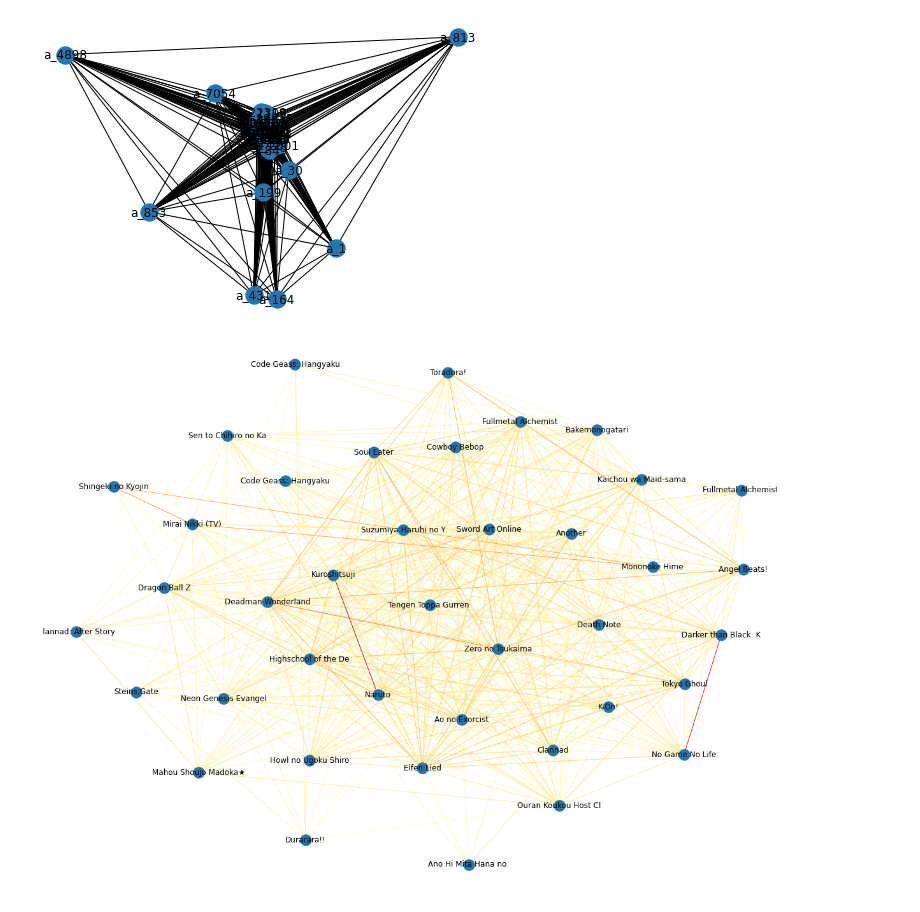
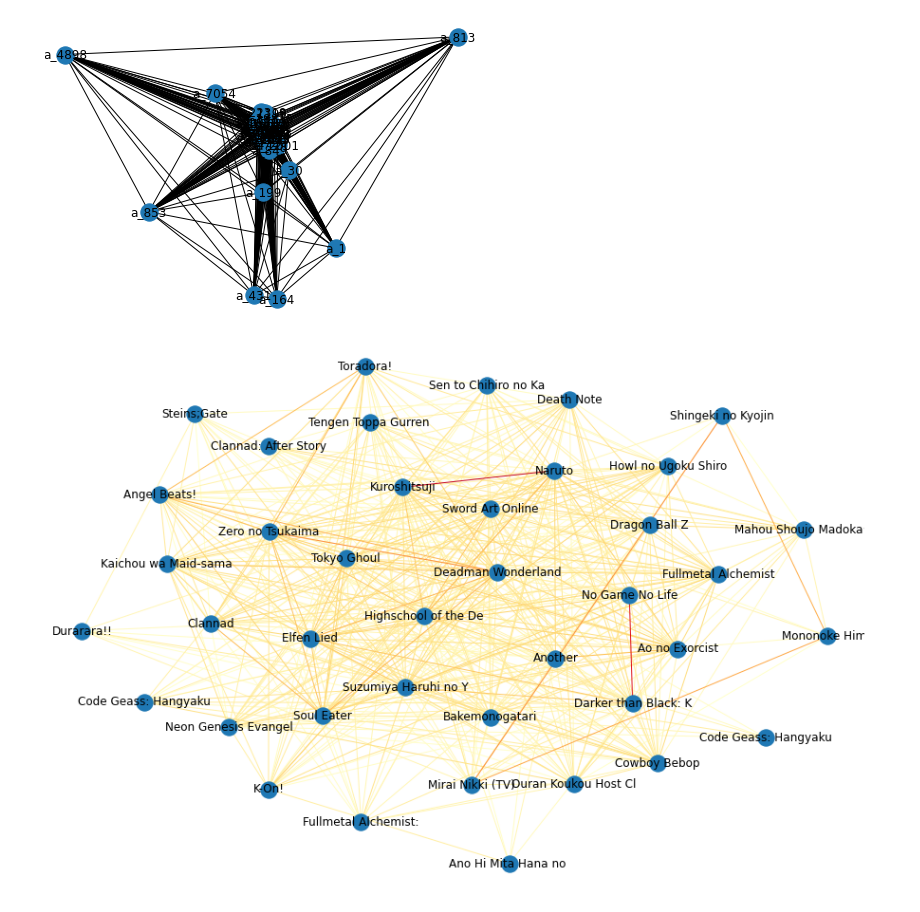
Before and after one commit to clementpiat/Anime-Recommendation, a Jupyter notebook: explore.ipynb, the cells around one changed output. Cells and saved outputs as stored; diff of their text form; code cells hidden in the pictures.

```diff
--- a/explore.ipynb
+++ b/explore.ipynb
@@ -6,8 +6,8 @@ import networkx as nx
 from tqdm import tqdm
 import matplotlib.pyplot as plt
 # %%
-anime = pd.read_csv("anime.csv")
-rating = pd.read_csv("rating.csv")
+anime = pd.read_csv("data/anime.csv")
+rating = pd.read_csv("data/rating.csv")
 # %% [markdown]
 # anime dataset description
 # %%
@@ -173,8 +205,9 @@ edge_color = list(map(lambda x: np.sqrt(x[2]["weight"]), edgelist))
 anime_names = list(anime[anime["anime_id"].isin(anime_ids)]["name"])
 labels = dict([("a_"+str(i),name[:max_name_length]) for (i,name) in zip(anime_ids,anime_names)])
 # %%
-plt.figure(figsize=(16, 12))
+plt.figure(figsize=(12, 8))
 nx.draw_spring(G, with_labels=True, edgelist=edgelist, labels=labels, edge_color=edge_color, edge_cmap=plt.get_cmap("YlOrRd"))
+plt.savefig("similar_animes.png")
 plt.show()
 # %% [output]
-[figure, old version]
+[figure, new version]
```
Also changed, not shown: parts of 3 cells of this notebook, 3 other files.
